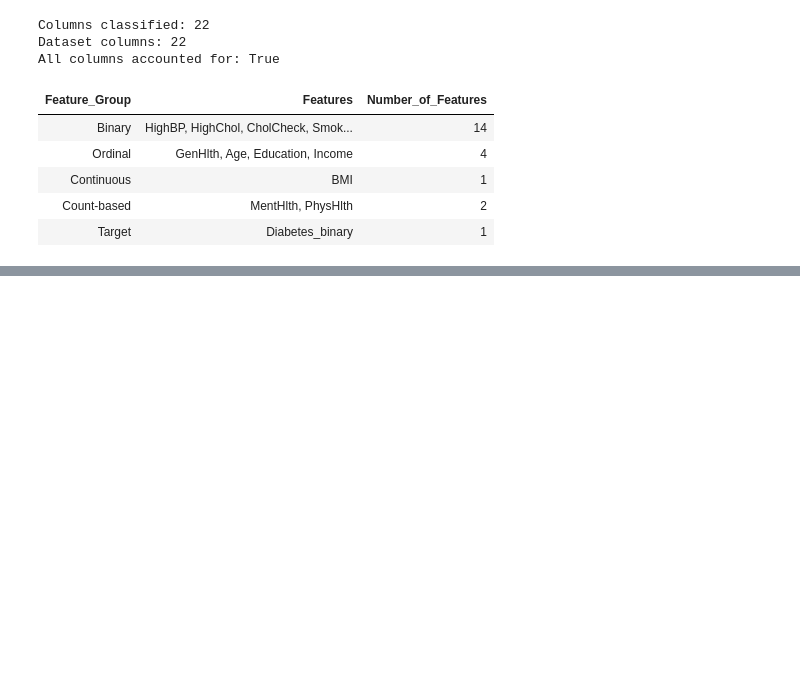
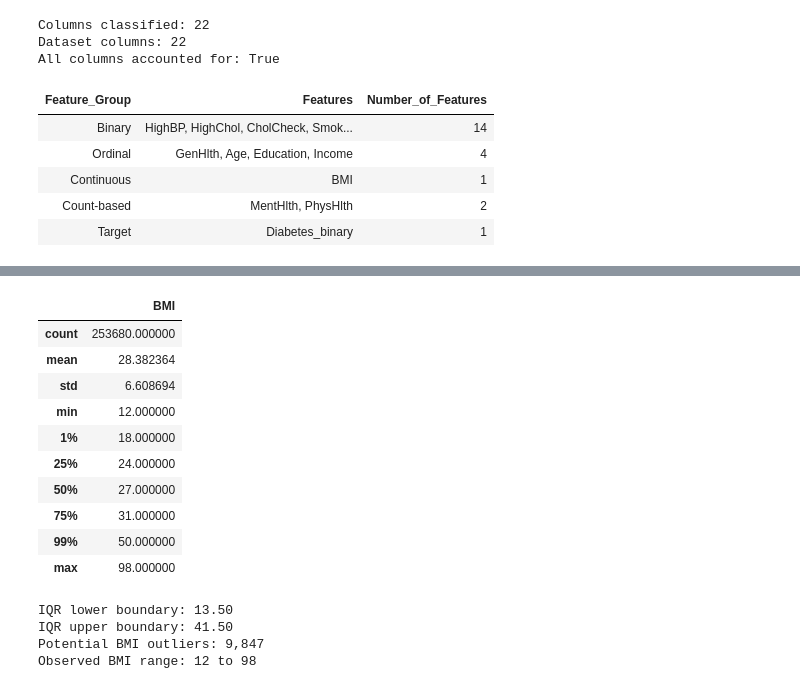
Before and after one commit to ikhalf0/Data_Engineering_and_Ai, a Jupyter notebook: notebooks/05_data_preprocessing_feature_engineering.ipynb, the cells around one changed output, grey strips where cells are left out. Drawn from its saved outputs; the diff is of its cells as text; code cells hidden in the pictures; blank space fills up the shorter version.

```diff
--- a/notebooks/05_data_preprocessing_feature_engineering.ipynb
+++ b/notebooks/05_data_preprocessing_feature_engineering.ipynb
@@ -166,0 +225,36 @@ All columns accounted for: True
+# %%
+bmi_summary = df["BMI"].describe(percentiles=[0.01, 0.25, 0.50, 0.75, 0.99]).to_frame(name="BMI")
+
+q1 = df["BMI"].quantile(0.25)
+q3 = df["BMI"].quantile(0.75)
+iqr = q3 - q1
+
+lower_bound = q1 - 1.5 * iqr
+upper_bound = q3 + 1.5 * iqr
+
+potential_bmi_outliers = (
+    (df["BMI"] < lower_bound)
+    | (df["BMI"] > upper_bound)).sum()
+
+display(bmi_summary)
+
+print(f"IQR lower boundary: {lower_bound:.2f}")
+print(f"IQR upper boundary: {upper_bound:.2f}")
+print(f"Potential BMI outliers: {potential_bmi_outliers:,}")
+print(f"Observed BMI range: {df['BMI'].min()} to {df['BMI'].max()}")
+# %% [output]
+|  | BMI |
+| count | 253680.000000 |
+| mean | 28.382364 |
+| std | 6.608694 |
+| min | 12.000000 |
+| 1% | 18.000000 |
+| 25% | 24.000000 |
+| 50% | 27.000000 |
+| 75% | 31.000000 |
+| 99% | 50.000000 |
+| max | 98.000000 |
+IQR lower boundary: 13.50
+IQR upper boundary: 41.50
+Potential BMI outliers: 9,847
+Observed BMI range: 12 to 98
```
Also changed, not shown: parts of 9 cells of this notebook.
